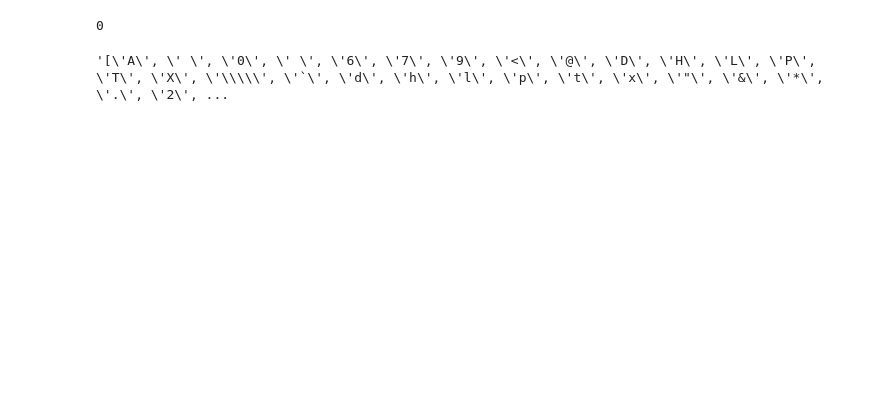
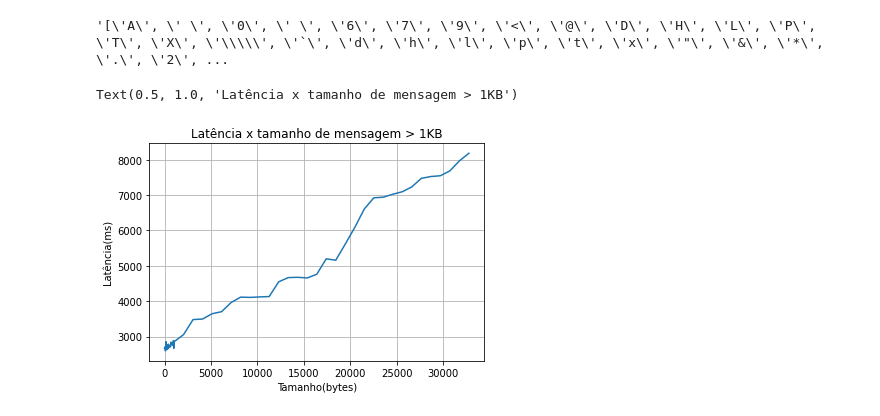
Before and after one commit to vic-torr/networks, a Jupyter notebook: tp2/data_analysis.ipynb, the cells around one changed output. Saved outputs shown, nothing was run; the diff lists cells and outputs as text; code cells hidden in the pictures; blank space fills up the shorter version.

```diff
--- a/tp2/data_analysis.ipynb
+++ b/tp2/data_analysis.ipynb
@@ -2,10 +2,6 @@
 import pandas as pd
 import matplotlib.pyplot as plt
 import numpy
-# %%
-ord('\0')
-# %% [output]
-0
 # %%
 message = [' ' for i in range(100)]
 for i in range(100):
@@ -41,0 +38,10 @@ throughput_chart['media'] = throughput_chart[throughput_chart.columns[1:]].mean(
+# %%
+    fig, ax = plt.subplots()
+    ax.plot(latency_chart['packetSize(bytes)'], 1000*latency_chart['mean'])
+    ax.grid(True)
+    ax.set_ylabel('Latência(ms)')
+    ax.set_xlabel('Tamanho(bytes)')
+    ax.set_title('Latência x tamanho de mensagem > 1KB')
+# %% [output]
+Text(0.5, 1.0, 'Latência x tamanho de mensagem > 1KB')
+[figure, added]
```
Also changed, not shown: parts of 9 cells of this notebook, 10 other files.
